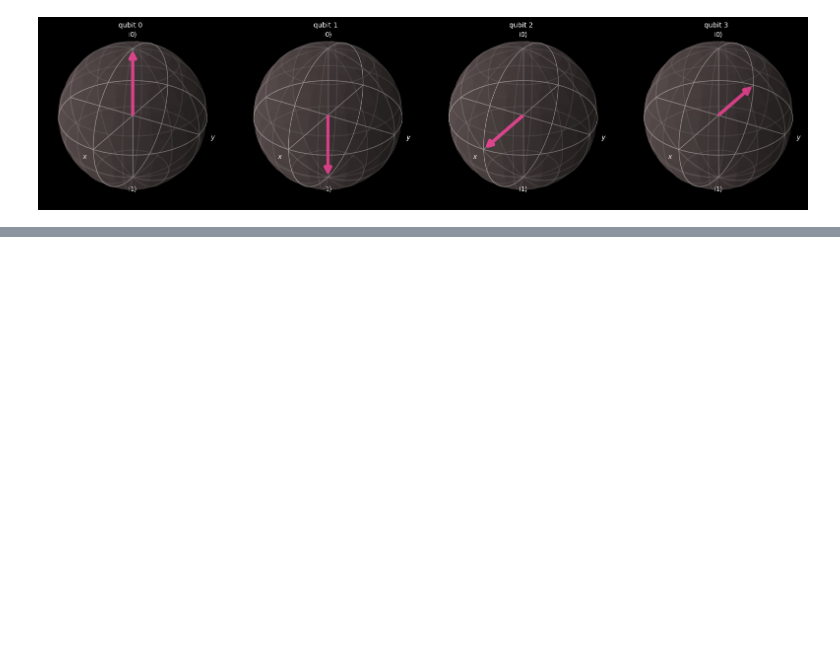
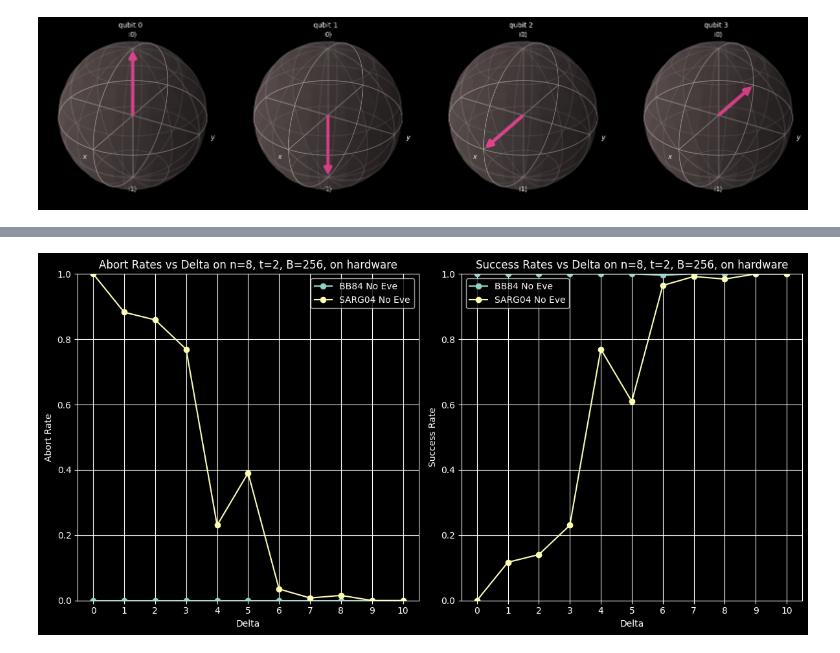
Before and after one commit to selendic/aau-qic-mini-project-bb84-sarg04, a Jupyter notebook: BB84_and_SARG04.ipynb, the cells around one changed output, grey strips where cells are left out. Drawn from its saved outputs; the diff is of its cells as text; code cells hidden in the pictures; blank space fills up the shorter version.

```diff
--- a/BB84_and_SARG04.ipynb
+++ b/BB84_and_SARG04.ipynb
@@ -359,0 +936,43 @@ BB84Result(n=4, delta=0, t=2, N=16, eve_present=True, alice_bases=array([0, 0, 0
+# %%
+# Plotting the abort/success rates vs delta on hardware
+abort_rates_bb84_no_eve_hw = [res["aggr_results"]["abort_rate"] for res in results_bb84_no_eve_hw]
+success_rates_bb84_no_eve_hw = [res["aggr_results"]["successful_rate"] for res in results_bb84_no_eve_hw]
+#abort_rates_bb84_w_eve_hw = [res["aggr_results"]["abort_rate"] for res in results_bb84_w_eve_hw]
+#success_rates_bb84_w_eve_hw = [res["aggr_results"]["successful_rate"] for res in results_bb84_w_eve_hw]
+abort_rates_sarg04_no_eve_hw = [res["aggr_results"]["abort_rate"] for res in results_sarg04_no_eve_hw]
+success_rates_sarg04_no_eve_hw = [res["aggr_results"]["successful_rate"] for res in results_sarg04_no_eve_hw]
+#abort_rates_sarg04_w_eve_hw = [res["aggr_results"]["abort_rate"] for res in results_sarg04_w_eve_hw]
+#success_rates_sarg04_w_eve_hw = [res["aggr_results"]["successful_rate"] for res in results_sarg04_w_eve_hw]
+
+plt.figure(figsize=(12, 6))
+
+plt.subplot(1, 2, 1)
+plt.plot(deltas, abort_rates_bb84_no_eve_hw, marker="o", label="BB84 No Eve")
+#plt.plot(deltas, abort_rates_bb84_w_eve_hw, marker="o", label="BB84 With Eve")
+plt.plot(deltas, abort_rates_sarg04_no_eve_hw, marker="o", label="SARG04 No Eve")
+#plt.plot(deltas, abort_rates_sarg04_w_eve_hw, marker="o", label="SARG04 With Eve")
+plt.title(f"Abort Rates vs Delta on n={n}, t={t}, B={num_trials}, on hardware")
+plt.xlabel("Delta")
+plt.xticks(deltas)
+plt.ylabel("Abort Rate")
+plt.ylim(0, 1)
+plt.grid(True)
+plt.legend()
+
+plt.subplot(1, 2, 2)
+plt.plot(deltas, success_rates_bb84_no_eve_hw, marker="o", label="BB84 No Eve")
+#plt.plot(deltas, success_rates_bb84_w_eve_hw, marker="o", label="BB84 With Eve")
+plt.plot(deltas, success_rates_sarg04_no_eve_hw, marker="o", label="SARG04 No Eve")
+#plt.plot(deltas, success_rates_sarg04_w_eve_hw, marker="o", label="SARG04 With Eve")
+plt.title(f"Success Rates vs Delta on n={n}, t={t}, B={num_trials}, on hardware")
+plt.xlabel("Delta")
+plt.xticks(deltas)
+plt.ylabel("Success Rate")
+plt.ylim(0, 1)
+plt.grid(True)
+plt.legend()
+
+plt.tight_layout()
+plt.show()
+# %% [output]
+[figure, added]
```
Also changed, not shown: parts of 20 cells of this notebook, 9 other files.
